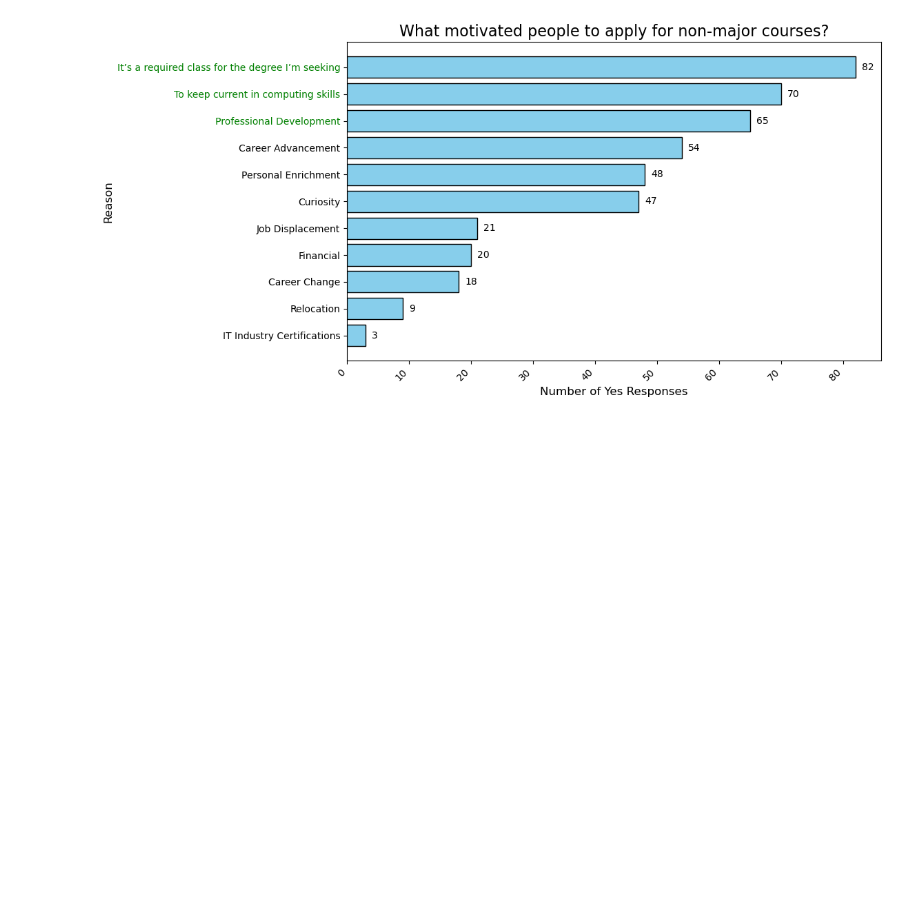
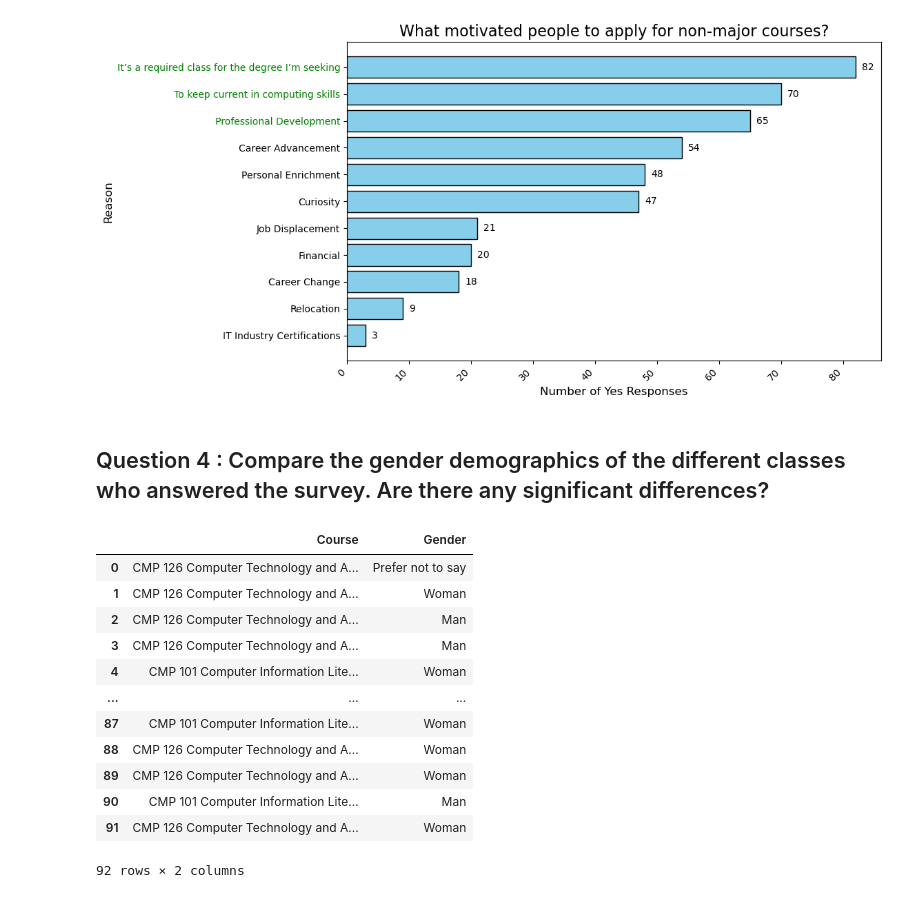
Before and after one commit to Kisshu24/College-Recruitment-Improvement-Study, a Jupyter notebook: project-1_part-3.ipynb, the cells around one changed output. Drawn from its saved outputs; the diff is of its cells as text; code cells hidden in the pictures; blank space fills up the shorter version.

```diff
--- a/project-1_part-3.ipynb
+++ b/project-1_part-3.ipynb
@@ -423,3 +355,5 @@ for tick_label, value in zip(plt.gca().get_yticklabels(), y3):
         tick_label.set_color('black')  # Default color for others
 # %% [output]
 [figure]
+# %% [markdown]
+## Question 4 : Compare the gender demographics of the different classes who answered the survey.  Are there any significant differences?
@@ -425,0 +364,16 @@ for tick_label, value in zip(plt.gca().get_yticklabels(), y3):
+# %%
+q4
+# %% [output]
+|  | Course | Gender |
+| 0 | CMP 126 Computer Technology and A... | Prefer not to say |
+| 1 | CMP 126 Computer Technology and A... | Woman |
+| 2 | CMP 126 Computer Technology and A... | Man |
+| 3 | CMP 126 Computer Technology and A... | Man |
+| 4 | CMP 101 Computer Information Lite... | Woman |
+| ... | ... | ... |
+| 87 | CMP 101 Computer Information Lite... | Woman |
+| 88 | CMP 126 Computer Technology and A... | Woman |
+| 89 | CMP 126 Computer Technology and A... | Woman |
+| 90 | CMP 101 Computer Information Lite... | Man |
+| 91 | CMP 126 Computer Technology and A... | Woman |
+92 rows × 2 columns
```
Also changed, not shown: parts of 12 cells of this notebook.
